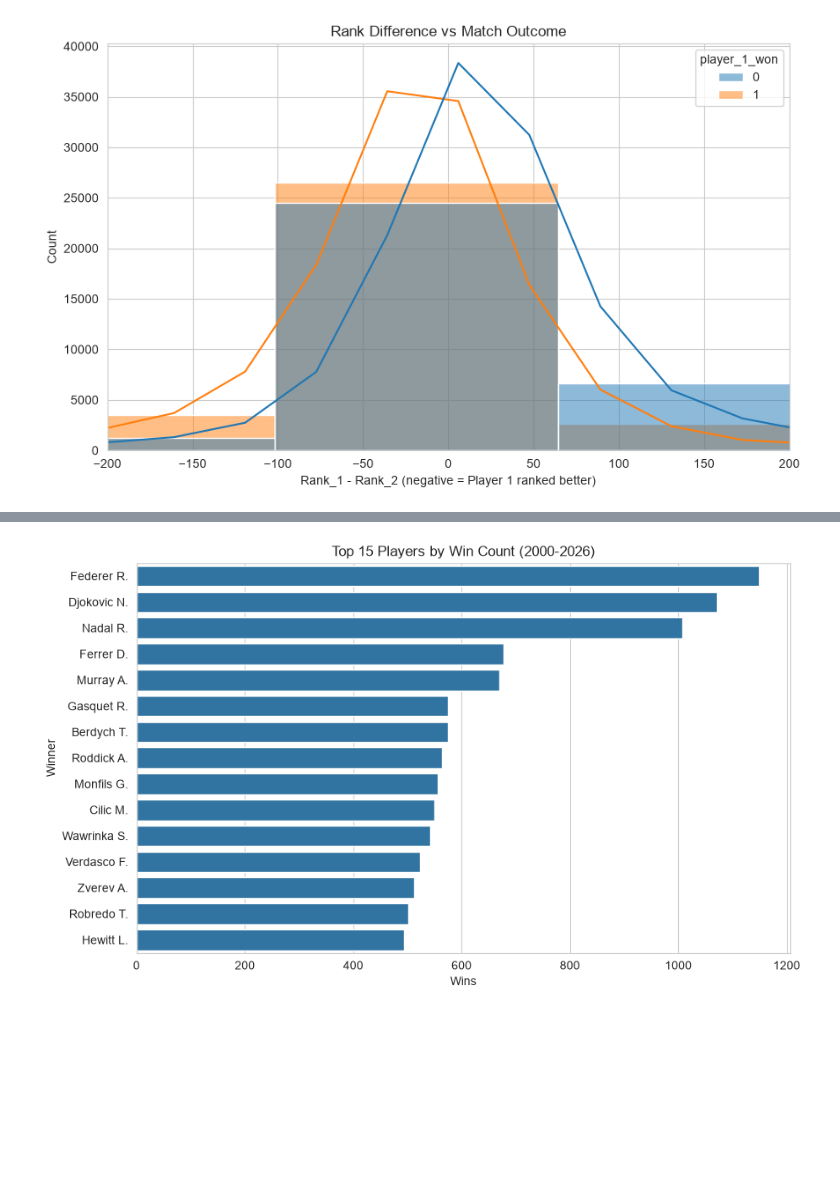
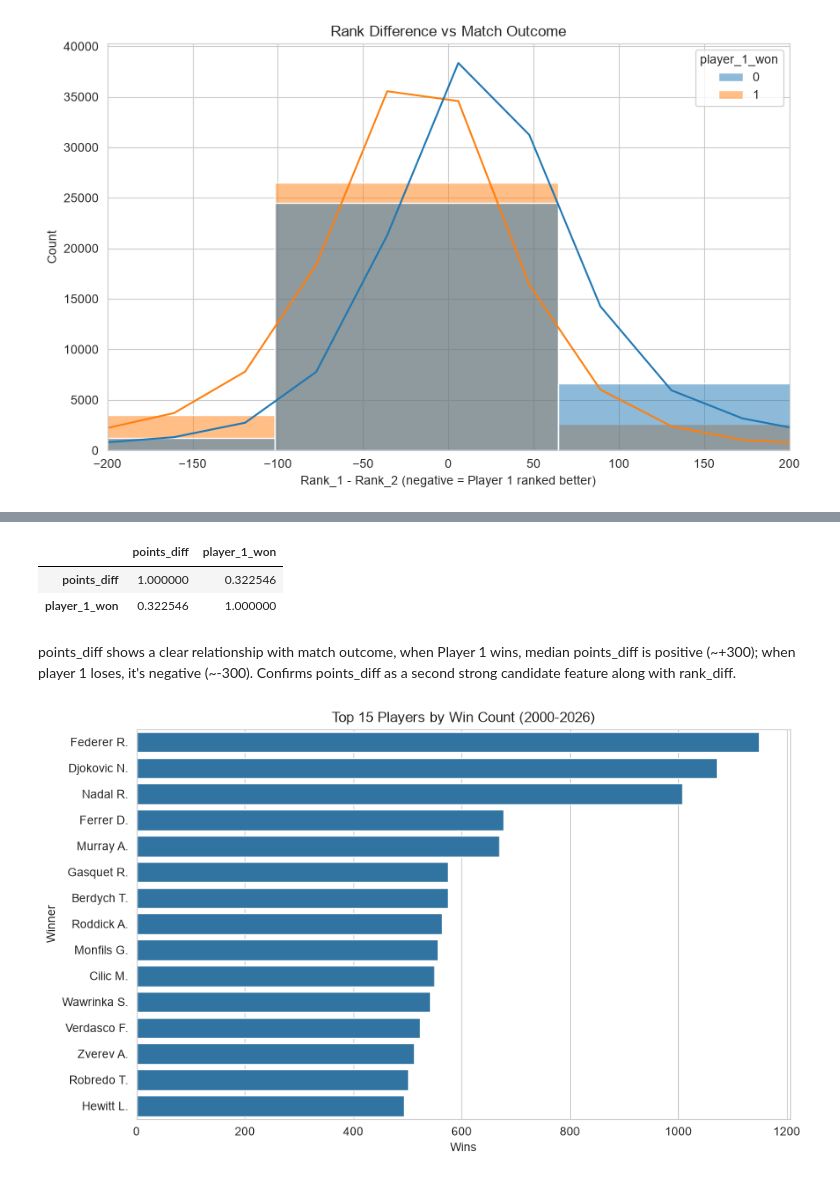
Before and after one commit to MariusMalong/tennis-predictor, a Jupyter notebook: 01_eda.ipynb, the cells around one changed output, grey strips where cells are left out. Saved outputs shown, nothing was run; the diff lists cells and outputs as text; code cells hidden in the pictures; blank space fills up the shorter version.

```diff
--- a/01_eda.ipynb
+++ b/01_eda.ipynb
@@ -114,3 +151,11 @@ plt.show()
+# %%
+df[mask][['points_diff', 'player_1_won']].corr()
+# %% [output]
+|  | points_diff | player_1_won |
+| points_diff | 1.000000 | 0.322546 |
+| player_1_won | 0.322546 | 1.000000 |
+# %% [markdown]
+points_diff shows a clear relationship with match outcome, when Player 1 wins, median points_diff is positive (~+300); when player 1 loses, it's negative (~-300). Confirms points_diff as a second strong candidate feature along with rank_diff.
 # %%
 win_counts = df['Winner'].value_counts().head(15)
 
```
Also changed, not shown: parts of 17 cells of this notebook.
